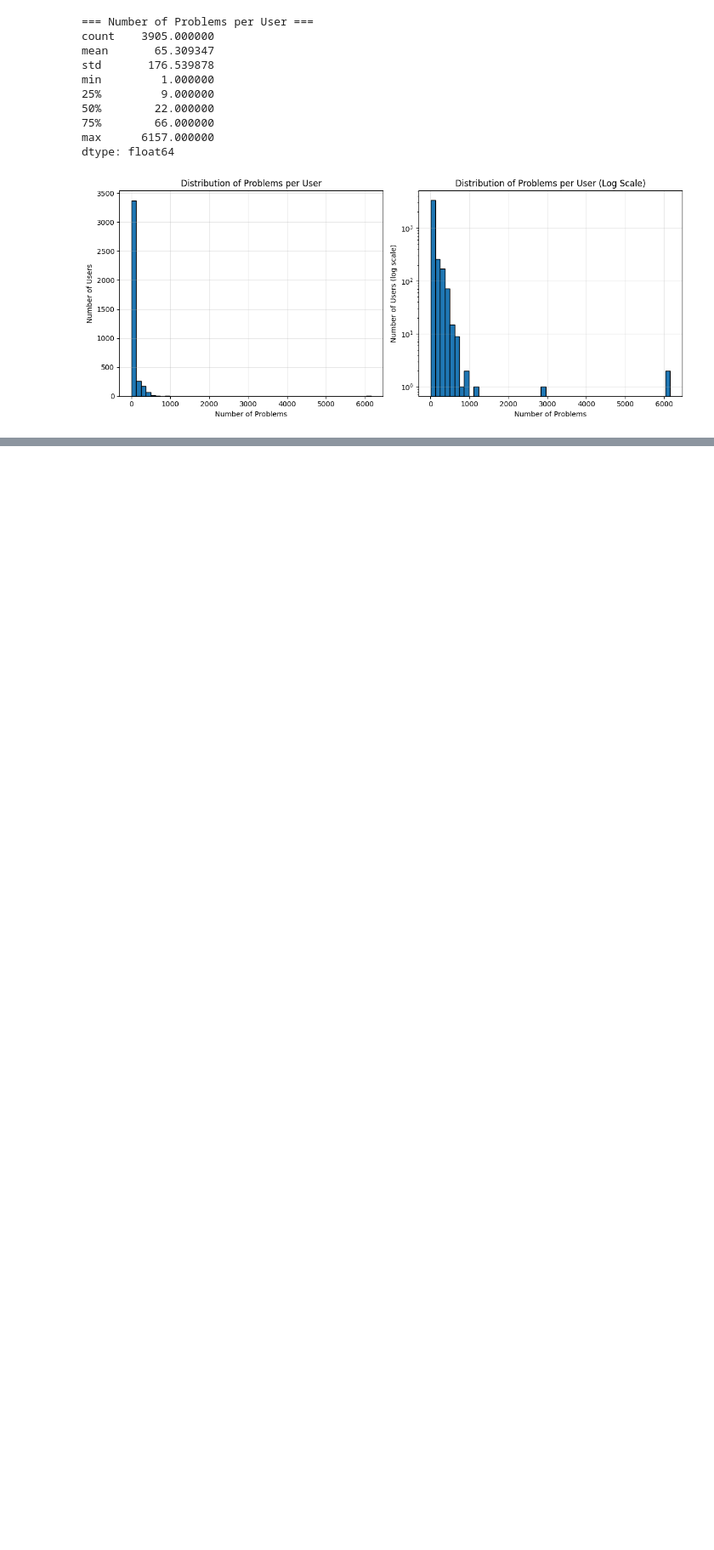
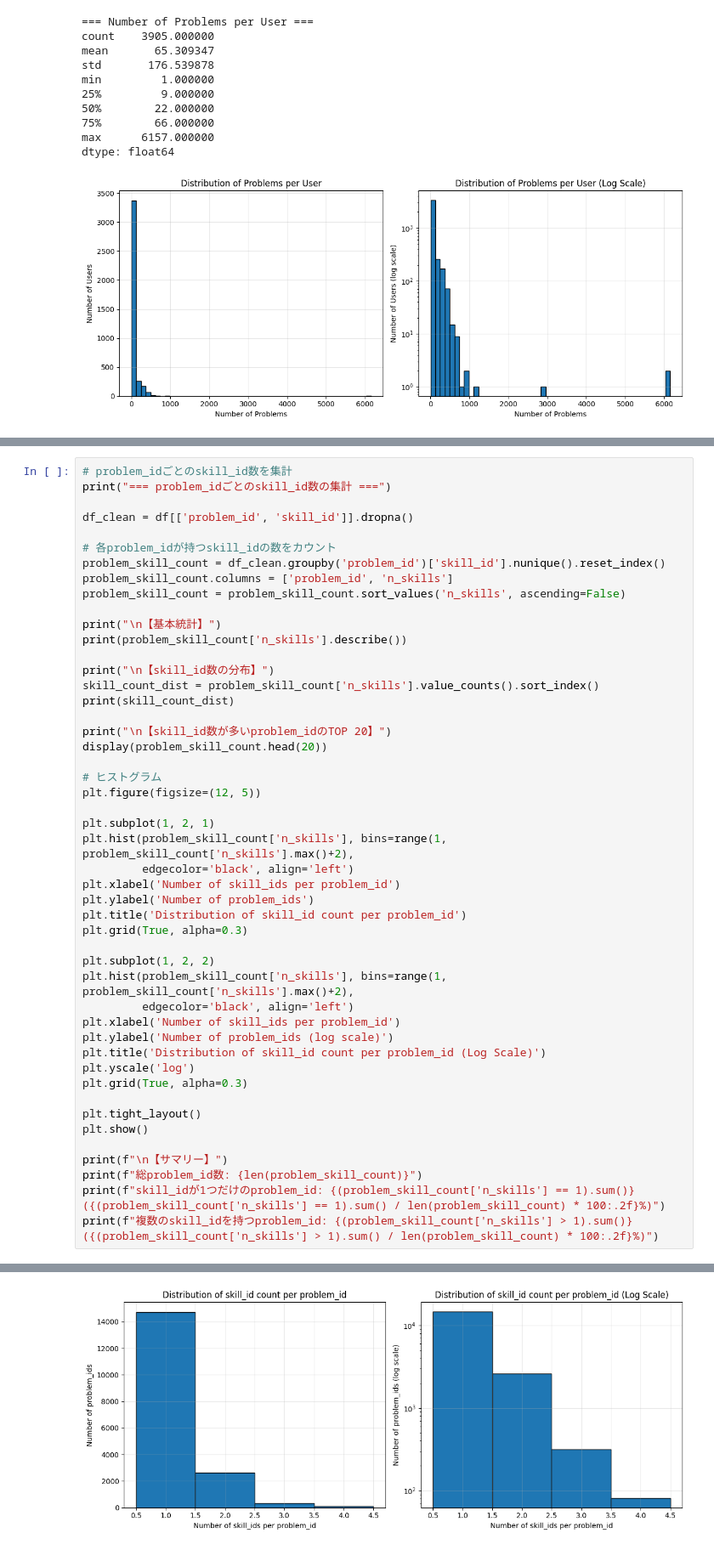
Before and after one commit to ryosukeaaaaa/master_research, a Jupyter notebook: notebooks/assistments_2009_2010/eda_rawdata.ipynb, the cells around one changed output, grey strips where cells are left out. Shown at 85% size. Saved outputs shown, nothing was run; the diff lists cells and outputs as text; blank space fills up the shorter version.

```diff
--- a/notebooks/assistments_2009_2010/eda_rawdata.ipynb
+++ b/notebooks/assistments_2009_2010/eda_rawdata.ipynb
@@ -298,0 +791,49 @@ dtype: float64
+# %%
+# problem_idごとのskill_id数を集計
+print("=== problem_idごとのskill_id数の集計 ===")
+
+df_clean = df[['problem_id', 'skill_id']].dropna()
+
+# 各problem_idが持つskill_idの数をカウント
+problem_skill_count = df_clean.groupby('problem_id')['skill_id'].nunique().reset_index()
+problem_skill_count.columns = ['problem_id', 'n_skills']
+problem_skill_count = problem_skill_count.sort_values('n_skills', ascending=False)
+
+print("\n【基本統計】")
+print(problem_skill_count['n_skills'].describe())
+
+print("\n【skill_id数の分布】")
+skill_count_dist = problem_skill_count['n_skills'].value_counts().sort_index()
+print(skill_count_dist)
+
+print("\n【skill_id数が多いproblem_idのTOP 20】")
+display(problem_skill_count.head(20))
+
+# ヒストグラム
+plt.figure(figsize=(12, 5))
+
+plt.subplot(1, 2, 1)
+plt.hist(problem_skill_count['n_skills'], bins=range(1, problem_skill_count['n_skills'].max()+2),
+         edgecolor='black', align='left')
+plt.xlabel('Number of skill_ids per problem_id')
+plt.ylabel('Number of problem_ids')
+plt.title('Distribution of skill_id count per problem_id')
+plt.grid(True, alpha=0.3)
+
+plt.subplot(1, 2, 2)
+plt.hist(problem_skill_count['n_skills'], bins=range(1, problem_skill_count['n_skills'].max()+2),
+         edgecolor='black', align='left')
+plt.xlabel('Number of skill_ids per problem_id')
+plt.ylabel('Number of problem_ids (log scale)')
+plt.title('Distribution of skill_id count per problem_id (Log Scale)')
+plt.yscale('log')
+plt.grid(True, alpha=0.3)
+
+plt.tight_layout()
+plt.show()
+
+print(f"\n【サマリー】")
+print(f"総problem_id数: {len(problem_skill_count)}")
+print(f"skill_idが1つだけのproblem_id: {(problem_skill_count['n_skills'] == 1).sum()} ({(problem_skill_count['n_skills'] == 1).sum() / len(problem_skill_count) * 100:.2f}%)")
+print(f"複数のskill_idを持つproblem_id: {(problem_skill_count['n_skills'] > 1).sum()} ({(problem_skill_count['n_skills'] > 1).sum() / len(problem_skill_count) * 100:.2f}%)")
+# %% [output]
@@ -298,0 +874 @@ dtype: float64
+[figure, added]
```
Also changed, not shown: parts of 12 cells of this notebook, 52 other files.
